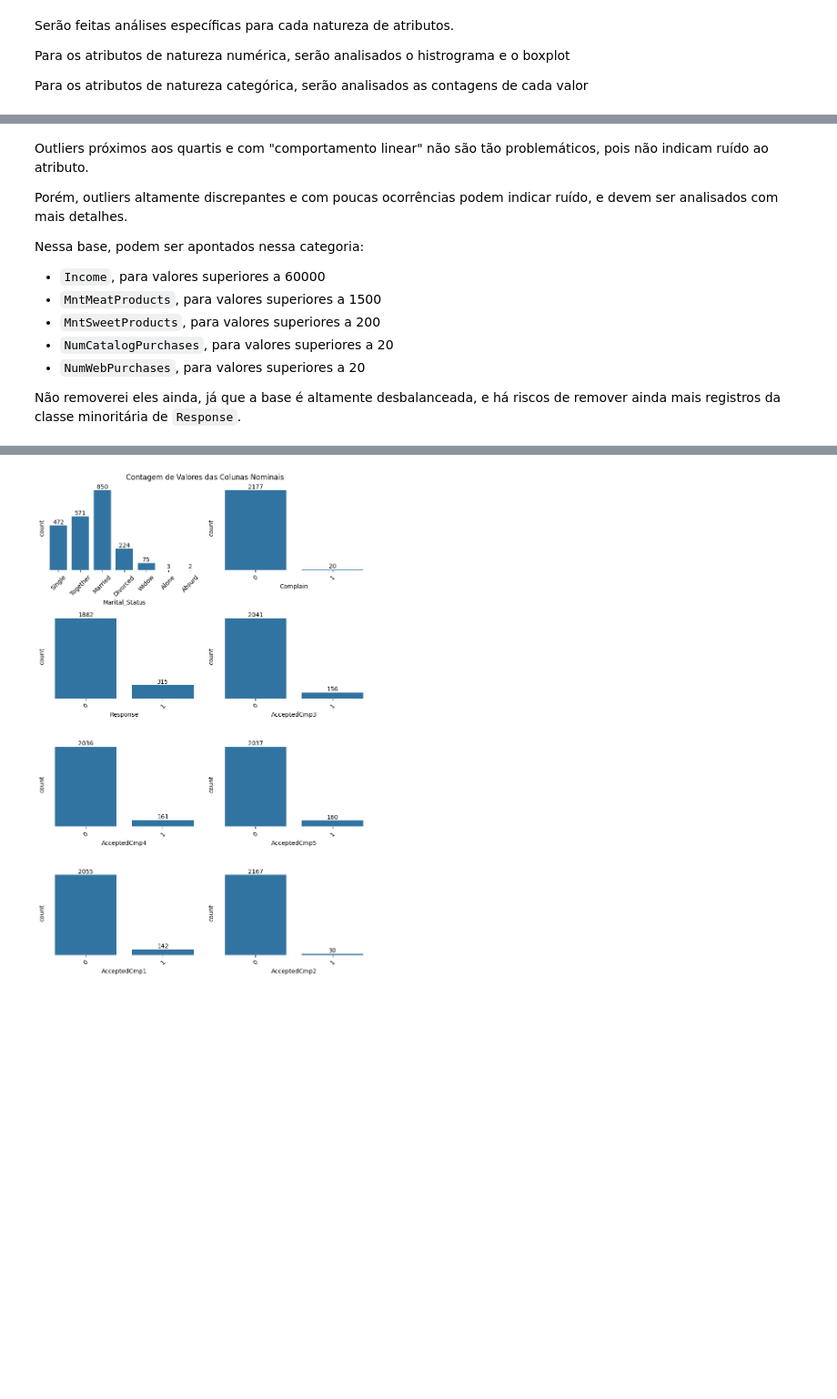
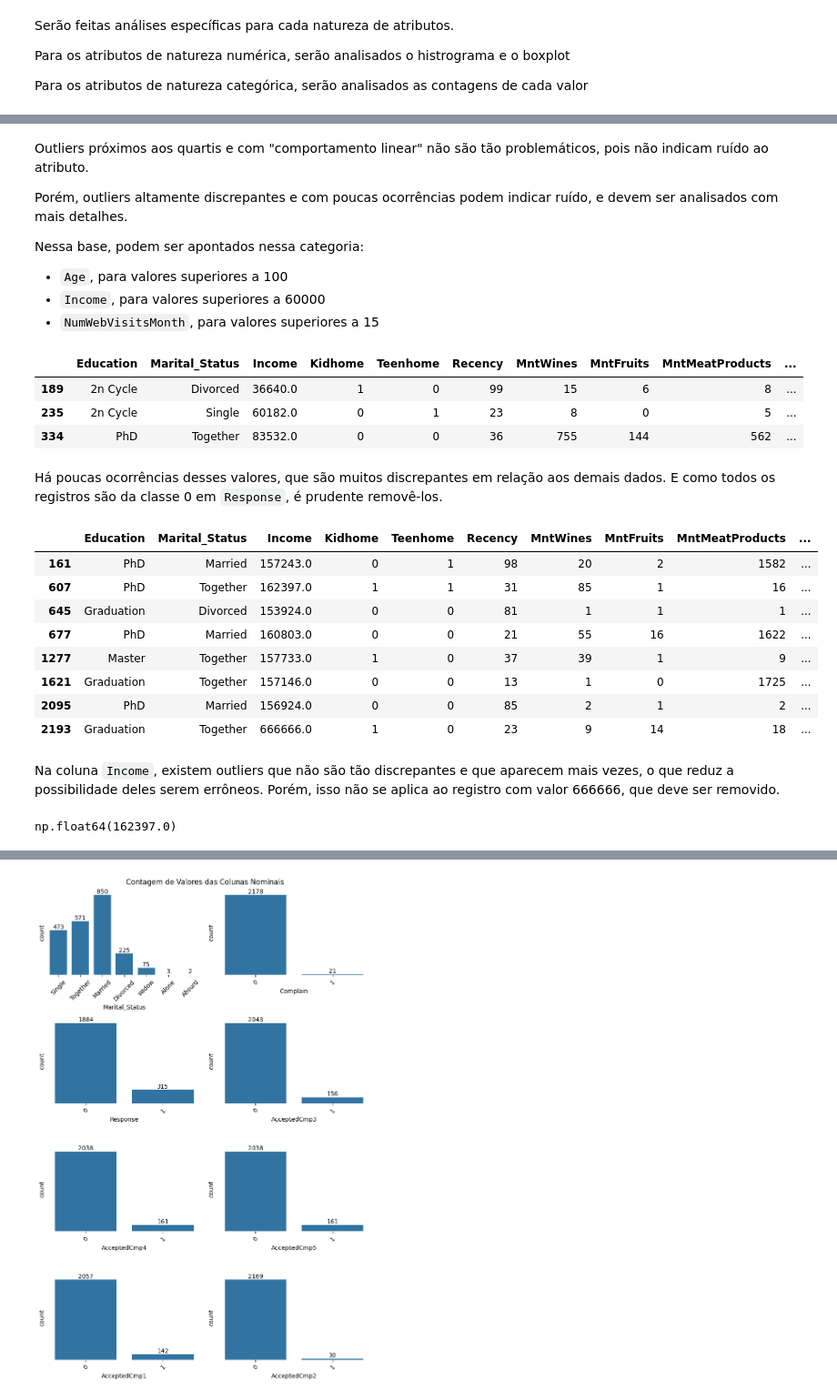
Before and after one commit to LucasGPestana/ifood_analyst, a Jupyter notebook: notebooks/02_eda_univariate_analysis.ipynb, the cells around one changed output, grey strips where cells are left out. Shown: that part at 91% size. Saved outputs shown, nothing was run; the diff lists cells and outputs as text; code cells hidden in the pictures; blank space fills up the shorter version.

```diff
--- a/notebooks/02_eda_univariate_analysis.ipynb
+++ b/notebooks/02_eda_univariate_analysis.ipynb
@@ -126,10 +138,44 @@ Porém, outliers altamente discrepantes e com poucas ocorrências podem indicar
 
 Nessa base, podem ser apontados nessa categoria:
 
+- `Age`, para valores superiores a 100
 - `Income`, para valores superiores a 60000
-- `MntMeatProducts`, para valores superiores a 1500
-- `MntSweetProducts`, para valores superiores a 200
-- `NumCatalogPurchases`, para valores superiores a 20
-- `NumWebPurchases`, para valores superiores a 20
-
-Não removerei eles ainda, já que a base é altamente desbalanceada, e há riscos de remover ainda mais registros da classe minoritária de `Response`.
+- `NumWebVisitsMonth`, para valores superiores a 15
+# %%
+# Analisando os registros com valores outliers em Idade
+inspect_outliers(df, "Age")
+# %% [output]
+|  | Education | Marital_Status | Income | Kidhome | Teenhome | Recency | MntWines | MntFruits | MntMeatProducts | ... |
+| 189 | 2n Cycle | Divorced | 36640.0 | 1 | 0 | 99 | 15 | 6 | 8 | ... |
+| 235 | 2n Cycle | Single | 60182.0 | 0 | 1 | 23 | 8 | 0 | 5 | ... |
+| 334 | PhD | Together | 83532.0 | 0 | 0 | 36 | 755 | 144 | 562 | ... |
+# %% [markdown]
+Há poucas ocorrências desses valores, que são muitos discrepantes em relação aos demais dados. E como todos os registros são da classe 0 em `Response`, é prudente removê-los.
+# %%
+# Removendo os outliers de Age
+
+remove_indexes = inspect_outliers(df, "Age").index
+
+df = df[~(df["Age"].isin(remove_indexes))].reset_index(drop=True)
+# %%
+# Analisando os registros com valores outliers em Income
+inspect_outliers(df, "Income")
+# %% [output]
+|  | Education | Marital_Status | Income | Kidhome | Teenhome | Recency | MntWines | MntFruits | MntMeatProducts | ... |
+| 161 | PhD | Married | 157243.0 | 0 | 1 | 98 | 20 | 2 | 1582 | ... |
+| 607 | PhD | Together | 162397.0 | 1 | 1 | 31 | 85 | 1 | 16 | ... |
+| 645 | Graduation | Divorced | 153924.0 | 0 | 0 | 81 | 1 | 1 | 1 | ... |
+| 677 | PhD | Married | 160803.0 | 0 | 0 | 21 | 55 | 16 | 1622 | ... |
+| 1277 | Master | Together | 157733.0 | 1 | 0 | 37 | 39 | 1 | 9 | ... |
+| 1621 | Graduation | Together | 157146.0 | 0 | 0 | 13 | 1 | 0 | 1725 | ... |
+| 2095 | PhD | Married | 156924.0 | 0 | 0 | 85 | 2 | 1 | 2 | ... |
+| 2193 | Graduation | Together | 666666.0 | 1 | 0 | 23 | 9 | 14 | 18 | ... |
+# %% [markdown]
+Na coluna `Income`, existem outliers que não são tão discrepantes e que aparecem mais vezes, o que reduz a possibilidade deles serem errôneos. Porém, isso não se aplica ao registro com valor 666666, que deve ser removido.
+# %%
+# Removendo os outliers discrepantes de Income
+
+df = df[df["Income"] < 600_000].reset_index(drop=True)
+df["Income"].max()
+# %% [output]
+np.float64(162397.0)
```
Also changed, not shown: parts of 16 cells of this notebook.
